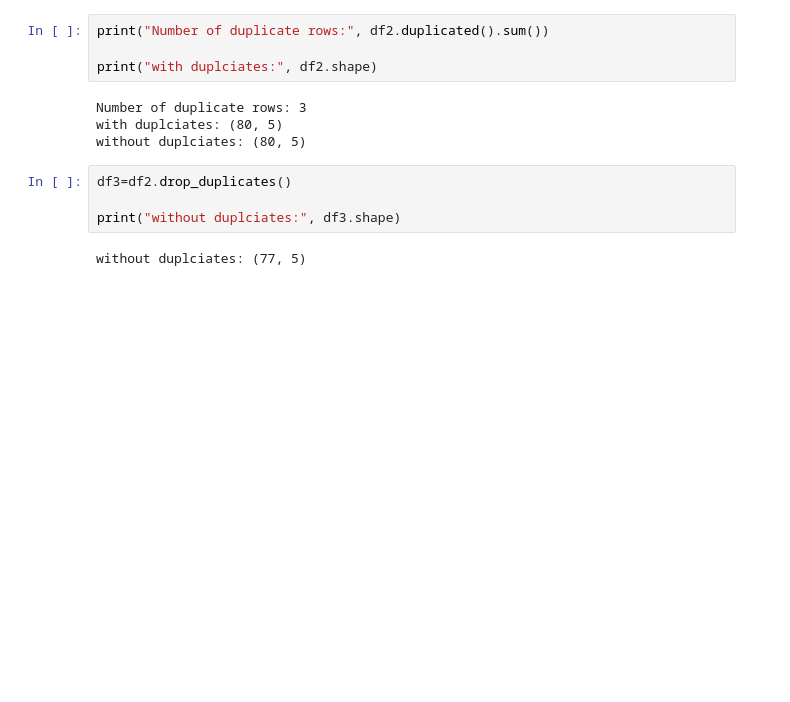
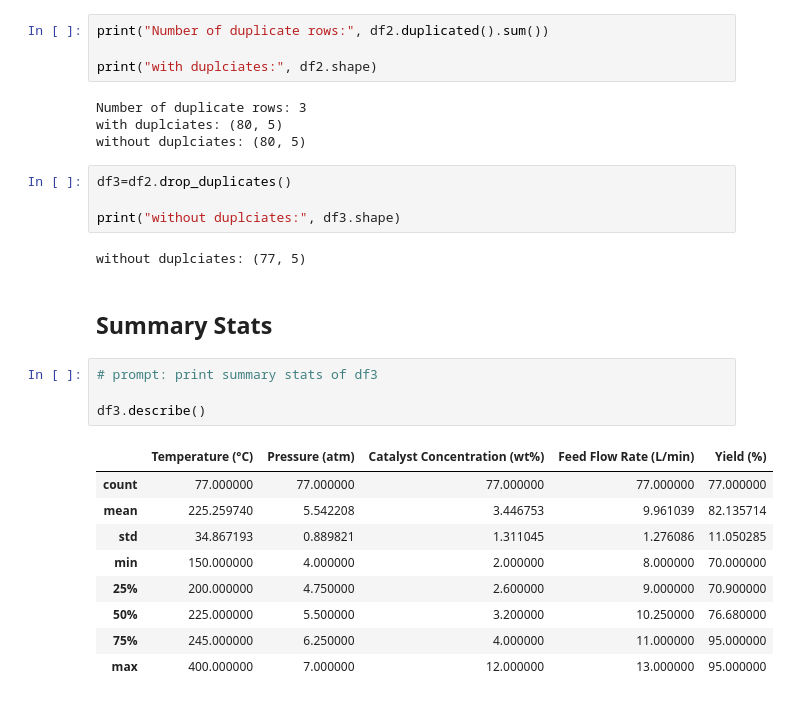
Before and after one commit to dissabnd/Applied-AI-in-Chemical-and-Process-Engineering, a Jupyter notebook: 2_MLpipeline.ipynb, the cells around one changed output. Cells and saved outputs as stored; diff of their text form; blank space fills up the shorter version.

```diff
--- a/2_MLpipeline.ipynb
+++ b/2_MLpipeline.ipynb
@@ -136,3 +136,19 @@ df3=df2.drop_duplicates()
 print("without duplciates:", df3.shape)
 # %% [output]
 without duplciates: (77, 5)
+# %% [markdown]
+## Summary Stats
+# %%
+# prompt: print summary stats of df3
+
+df3.describe()
+# %% [output]
+|  | Temperature (°C) | Pressure (atm) | Catalyst Concentration (wt%) | Feed Flow Rate (L/min) | Yield (%) |
+| count | 77.000000 | 77.000000 | 77.000000 | 77.000000 | 77.000000 |
+| mean | 225.259740 | 5.542208 | 3.446753 | 9.961039 | 82.135714 |
+| std | 34.867193 | 0.889821 | 1.311045 | 1.276086 | 11.050285 |
+| min | 150.000000 | 4.000000 | 2.000000 | 8.000000 | 70.000000 |
+| 25% | 200.000000 | 4.750000 | 2.600000 | 9.000000 | 70.900000 |
+| 50% | 225.000000 | 5.500000 | 3.200000 | 10.250000 | 76.680000 |
+| 75% | 245.000000 | 6.250000 | 4.000000 | 11.000000 | 95.000000 |
+| max | 400.000000 | 7.000000 | 12.000000 | 13.000000 | 95.000000 |
```
Also changed, not shown: parts of 5 cells of this notebook.
